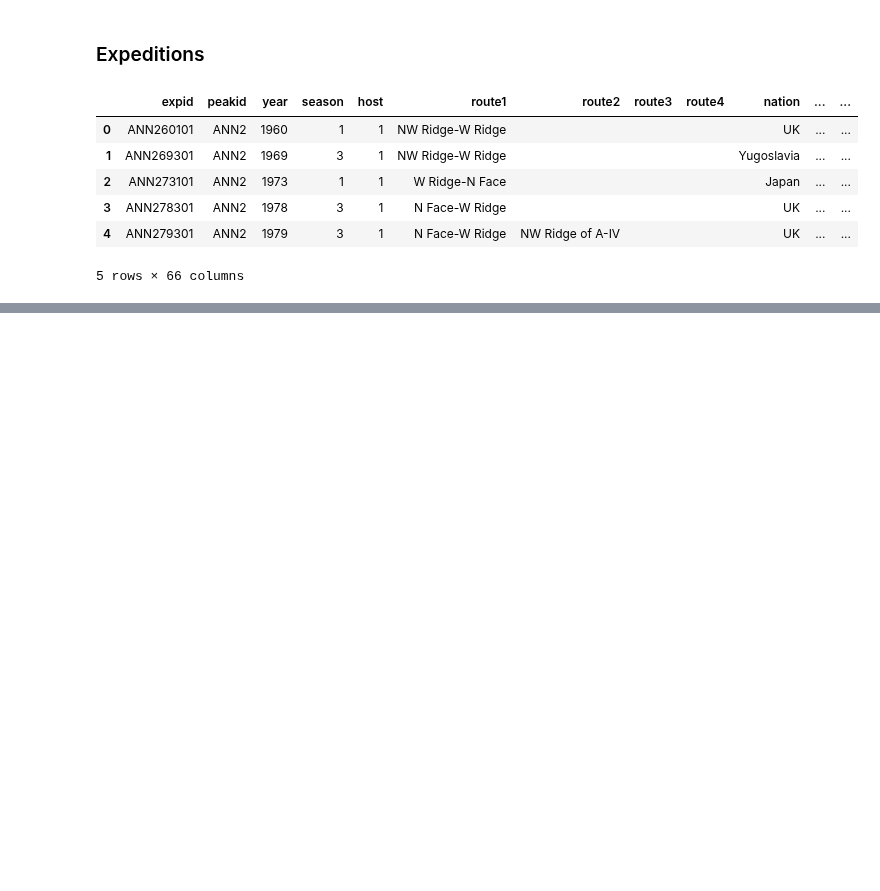
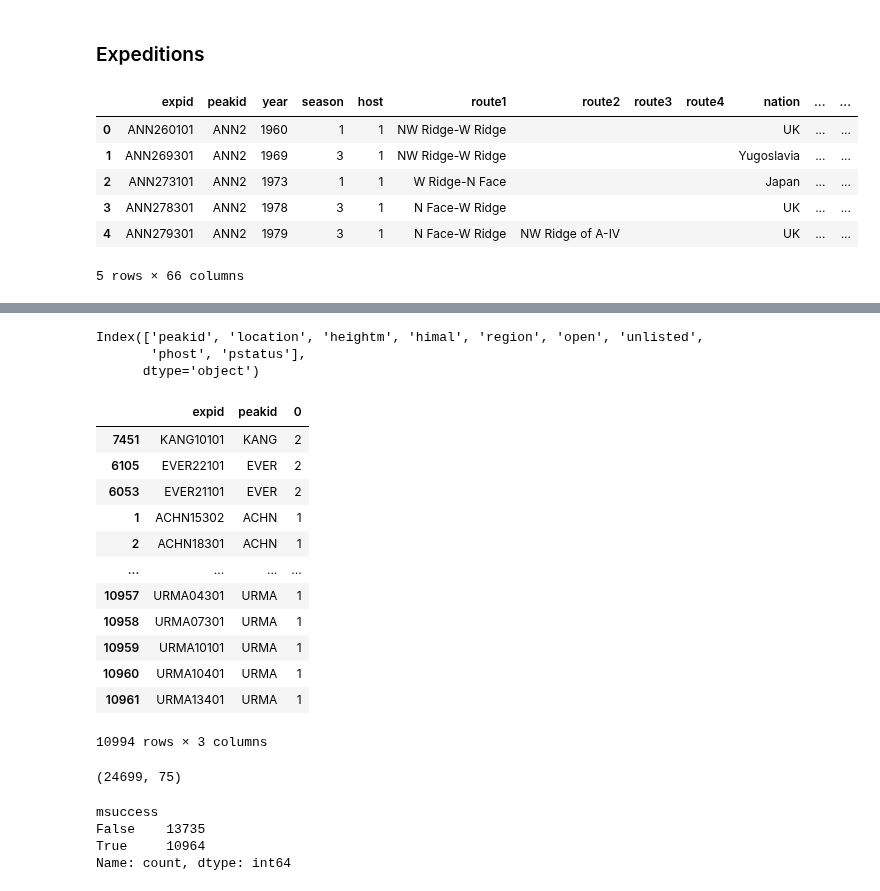
Before and after one commit to ArmandWinant/ml-zoomcamp, a Jupyter notebook: projects/midterm/notebook.ipynb, the cells around one changed output, grey strips where cells are left out. Cells and saved outputs as stored; diff of their text form; code cells hidden in the pictures; blank space fills up the shorter version.

```diff
--- a/projects/midterm/notebook.ipynb
+++ b/projects/midterm/notebook.ipynb
@@ -398,0 +459,22 @@ df_exped.shape[1]
+# %%
+df_peaks.columns
+# %% [output]
+Index(['peakid', 'location', 'heightm', 'himal', 'region', 'open', 'unlisted',
+       'phost', 'pstatus'],
+      dtype='object')
+# %%
+df_exped.groupby(['expid', 'peakid']).size().reset_index().sort_values(0, ascending=False)
+# %% [output]
+|  | expid | peakid | 0 |
+| 7451 | KANG10101 | KANG | 2 |
+| 6105 | EVER22101 | EVER | 2 |
+| 6053 | EVER21101 | EVER | 2 |
+| 1 | ACHN15302 | ACHN | 1 |
+| 2 | ACHN18301 | ACHN | 1 |
+| ... | ... | ... | ... |
+| 10957 | URMA04301 | URMA | 1 |
+| 10958 | URMA07301 | URMA | 1 |
+| 10959 | URMA10101 | URMA | 1 |
+| 10960 | URMA10401 | URMA | 1 |
+| 10961 | URMA13401 | URMA | 1 |
+10994 rows × 3 columns
@@ -398,0 +484,11 @@ df_exped.shape[1]
+# %%
+df.shape
+# %% [output]
+(24699, 75)
+# %%
+df.msuccess.value_counts()
+# %% [output]
+msuccess
+False    13735
+True     10964
+Name: count, dtype: int64
```
Also changed, not shown: parts of 19 cells of this notebook.
